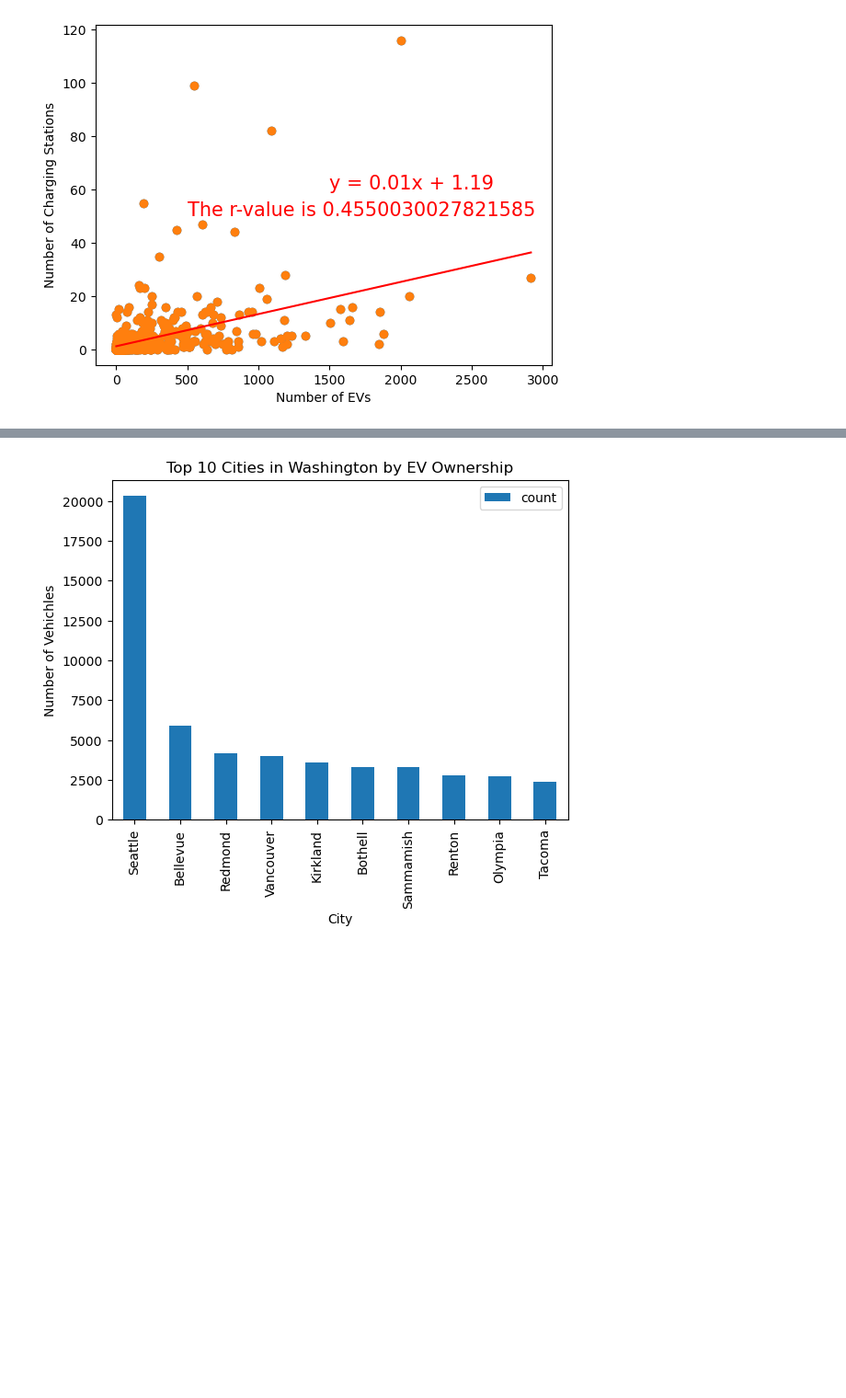
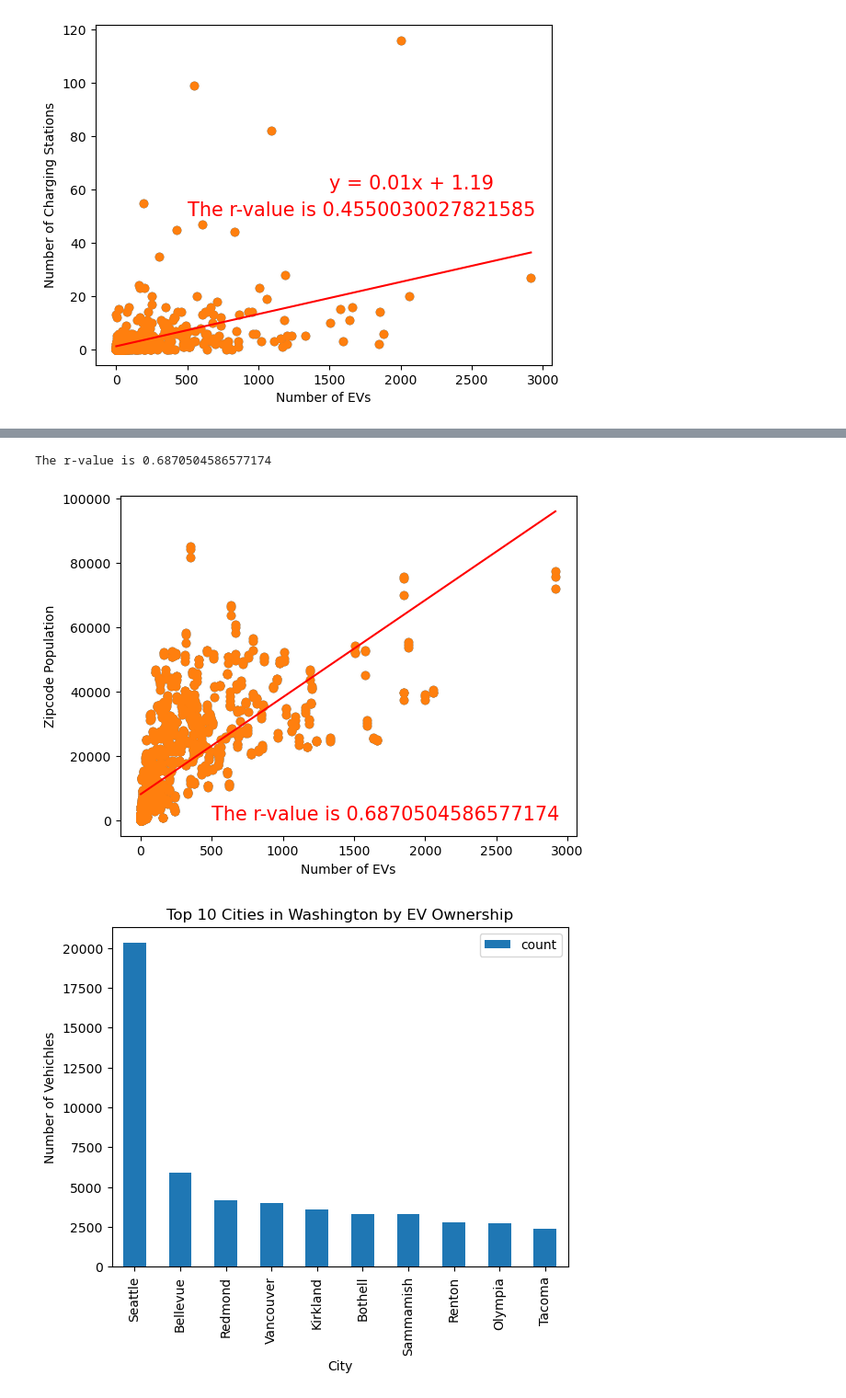
Before and after one commit to caelwillis/group-4-proj-1, a Jupyter notebook: visualisations.ipynb, the cells around one changed output, grey strips where cells are left out. Shown: that part at 92% size. Drawn from its saved outputs; the diff is of its cells as text; code cells hidden in the pictures; blank space fills up the shorter version.

Commit message:
population scatterplot

```diff
--- a/visualisations.ipynb
+++ b/visualisations.ipynb
@@ -112,7 +112,7 @@ print(f'The r-value is {rvalue}')
 The r-value is 0.4550030027821585
 [figure]
 # %%
-census_file_path = 'Resources/wa_census.csv'
+census_file_path = 'Resources/altered_wa_census.csv'
 census_df = pd.read_csv(census_file_path)
 
 census_merge_df = pd.merge(zip_count_to_merge, census_df)
@@ -123,3 +135,24 @@ MergeError: No common columns to perform merge on. Merge options: left_on=None,
+# %%
+#Population Scatterplot
+plt.scatter(census_merge_df['count'],census_merge_df['Population'])
+
+x_values = census_merge_df['count']
+y_values = census_merge_df['Population']
+slope = linregress(x_values, y_values)
+(slope, intercept, rvalue, pvalue, stderr) = linregress(x_values, y_values)
+regress_values = x_values * slope + intercept
+line_eq = 'y = ' + str(round(slope,2)) + 'x + ' + str(round(intercept,2))
+
+plt.scatter(x_values, y_values)
+plt.plot(x_values, regress_values, '-r')
+plt.annotate(line_eq,(6000,60), fontsize=15, color='red')
+plt.annotate(f'The r-value is {rvalue}',(500,50), fontsize=15, color='red')
+plt.xlabel('Number of EVs')
+plt.ylabel('Zipcode Population')
+print(f'The r-value is {rvalue}')
+# %% [output]
+The r-value is 0.6870504586577174
+[figure, added]
 # %%
 #Ownership by city
 city_count = df['City'].value_counts()
```
Also changed, not shown: parts of 1 cell of this notebook.
